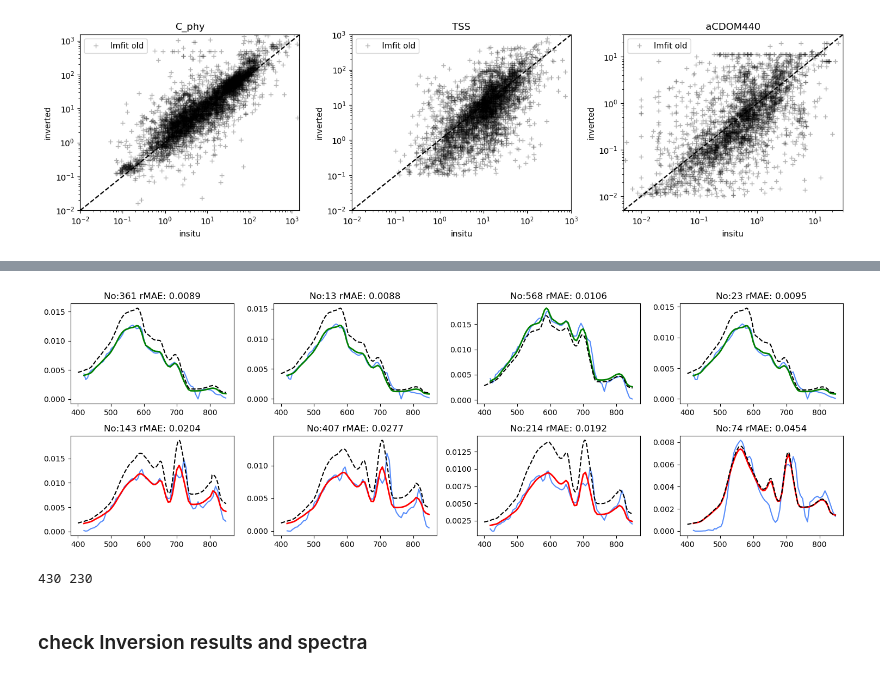
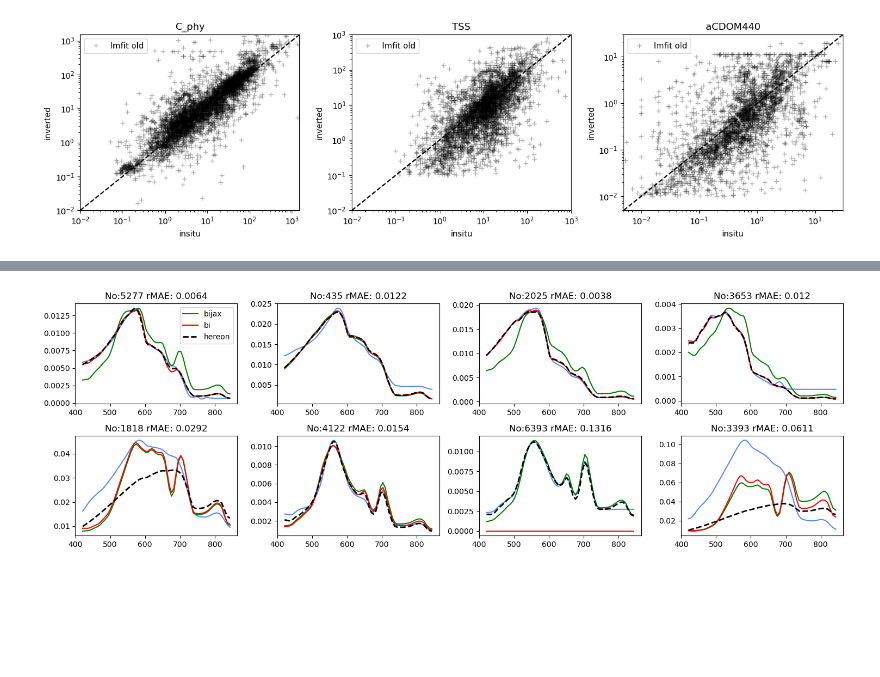
Before and after one commit to CMLandOcean/bio_optics, a Jupyter notebook: notebooks/15c_EnMAP_to_CHIME_OWT_ValidationGloria.ipynb, the cells around one changed output, grey strips where cells are left out. Drawn from its saved outputs; the diff is of its cells as text; code cells hidden in the pictures; blank space fills up the shorter version.

```diff
--- a/notebooks/15c_EnMAP_to_CHIME_OWT_ValidationGloria.ipynb
+++ b/notebooks/15c_EnMAP_to_CHIME_OWT_ValidationGloria.ipynb
@@ -531,6 +533,7 @@ valid = np.where(np.sum(np.logical_not(np.isnan(sp_spectra)), axis=1)>0)[0]
 outdf = pd.DataFrame(sp_spectra[valid,:], columns=[str(a) for a in wavelengths])
 outdf['OWT'] = owt_result_str[0,:]
 
-outpath = "D:\Documents\projects\EnsAD\EnMAP\dask_oe_processor_2026\\"
+outpath = "Z:\projects\ongoing\AQUATIME\sharepoint\WP3 Product Engineering\InversionPhytoplanktonGroups\\validation\insitu\\"
+# outpath = "D:\Documents\projects\EnsAD\EnMAP\dask_oe_processor_2026\\"
 outdf.to_csv(outpath + 'ValidationGLORIA_withOWTrefined.txt',  sep='\t', header=True, index=False)
 # %% [markdown]
@@ -734,7 +738,8 @@ outDF.to_csv(outpath + "invertedRrs_Bi_jax_NorthSea_OWTrefined_GLORIA_withOWTNaN
 ##
 ## GLORIA Validation: read full inversion old way. Max_iter = 1500! Still a lot faster than this bi_jax version!
 import pandas as pd
-inpath = "D:\Documents\projects\EnsAD\EnMAP\dask_oe_processor_2026\FullInversion\\"
+# inpath = "D:\Documents\projects\EnsAD\EnMAP\dask_oe_processor_2026\FullInversion\\"
+inpath = "Z:\projects\ongoing\AQUATIME\sharepoint\WP3 Product Engineering\InversionPhytoplanktonGroups\\validation\FullInversion_bio-optics-hereon\\"
 fnames = os.listdir(inpath)
 ## b: with fluorescence, c: no fluorescence, d: no variation in b_ratio_bd, S_cdom
 # inverted_IOP_bio_optics_HEREONfull_ValidationGLORIA_withOWTrefined_allOWTs_GLORIAbounds_Inv0.1d.txt: includes inversion of all spetra with OWT NaN, which are perfectly fine according to QWIP!
@@ -753,8 +758,18 @@ inverted_Sim_bio_optics_HEREONfull_ValidationGLORIA_withOWTrefined_allOWTs_GLORI
 (7572, 72)
 # %%
 ## full inversion bi lmfit_engine (in python)
-iopTest = pd.read_csv("D:\Documents\projects\EnsAD\EnMAP\dask_oe_processor_2026\FullInversion\invertedIOPs_Bi_GLORIA_OWTrefined_GLORIA_withOWTNaNclass_OWT5b_b.txt", header=0)
+# inpath = "D:\Documents\projects\EnsAD\EnMAP\dask_oe_processor_2026\FullInversion\\"
+inpath = "Z:\projects\ongoing\AQUATIME\sharepoint\WP3 Product Engineering\InversionPhytoplanktonGroups\\validation\FullInversion_bio-optics-dev-bi\\"
+iopTest = pd.read_csv(inpath + "invertedIOPs_Bi_GLORIA_OWTrefined_GLORIA_withOWTNaNclass_OWT5b_b.txt", header=0)
 # iopTest.rename(columns={'C_ism': 'C_Y_new', 'C_Y': 'C_ism', 'C_Y_new': 'C_Y'}, inplace=True)
+iopTest2 = pd.read_csv(inpath + "invertedIOPs_Bi_GLORIA_OWTrefined_GLORIA_withOWTNaNclass_OWTNaN_b.txt", header=0) # had to be inverted in two parts, error for OWT 6
+owtList = ['7', 'NaN']
+for owt in owtList:
+    ID = outDF.OWTstr == owt
+    for col in iopTest.columns.values:
+        y = np.array(iopTest[col].values)
+        y[ID] = iopTest2[col].values[ID]
+        iopTest[col] = y
 
 ## run forward
 ## --- setup bi forward ---
@@ -948,4 +945,6 @@ def setup_spectral_error_df(Xtrain, X_projected):
 
     return SpectralErrorDF
 # %%
-errorDF = setup_spectral_error_df(sp_spectra[valid,:],invRrs.values)
+errorDF_bijax = setup_spectral_error_df(sp_spectra[valid,:],Rrs_sim_jax_Arr)
+errorDF_bi = setup_spectral_error_df(sp_spectra[valid,:],Rrs_sim_Arr)
+errorDF_hereon = setup_spectral_error_df(sp_spectra[valid,:], invRrs.values)
@@ -961,27 +961,27 @@ plt.show()
 # %%
-IDgood = errorDF.rMAE.values < 0.015
-IDbad = errorDF.rMAE.values > 0.015
+IDgood = errorDF_bi.rMAE.values < 0.015
+IDbad = errorDF_bi.rMAE.values > 0.015
 N = 4
 ind_good = np.random.choice(np.where(IDgood)[0], size=N, replace=False)
 ind_bad = np.random.choice(np.where(IDbad)[0], size=N, replace=False)
 
 fig, ax = plt.subplots(nrows=2, ncols=N, figsize=(15, 5))
 for ix in range(N):
     ax[0, ix].plot(wavelengths, sp_spectra[valid,:][ind_good[ix],:], '-')
-    ax[0, ix].plot(invWL, invRrs.iloc[ind_good[ix],:], 'g-', lw=2, label='fit classic')
-    ax[0, ix].plot(wl1nm, Rrs_sim_jax_Arr[ind_good[ix],:], 'k--')
-    ax[0, ix].set_title('No:' + str(ind_good[ix]) + ' rMAE: '+ str(np.round(errorDF.rMAE.values[ind_good[ix]],4)))
+    ax[0, ix].plot(wavelengths, Rrs_sim_jax_Arr[ind_good[ix],:], 'g-', label='bijax')
+    ax[0, ix].plot(wavelengths, Rrs_sim_Arr[ind_good[ix],:], 'r-', label='bi')
+    ax[0, ix].plot(invWL, invRrs.iloc[ind_good[ix],:], 'k--', lw=2, label='hereon')
+    ax[0, ix].set_title('No:' + str(ind_good[ix]) + ' rMAE: '+ str(np.round(errorDF_bi.rMAE.values[ind_good[ix]],4)))
+
     ax[1, ix].plot(wavelengths, sp_spectra[valid,:][ind_bad[ix],:], '-')
-    ax[1, ix].plot(invWL, invRrs.iloc[ind_bad[ix],:], 'r-', lw=2, label='fit classic')
-    ax[1, ix].plot(wl1nm, Rrs_sim_jax_Arr[ind_bad[ix],:], 'k--')
-    ax[1, ix].set_title('No:' + str(ind_bad[ix]) + ' rMAE: '+ str(np.round(errorDF.rMAE.values[ind_bad[ix]],4)))
+    ax[1, ix].plot(wavelengths, Rrs_sim_jax_Arr[ind_bad[ix],:], 'g-', label='bijax')
+    ax[1, ix].plot(wavelengths, Rrs_sim_Arr[ind_bad[ix],:], 'r-', label='bi')
+    ax[1, ix].plot(invWL, invRrs.iloc[ind_bad[ix],:], 'k--', lw=2, label='hereon')
+
+    ax[1, ix].set_title('No:' + str(ind_bad[ix]) + ' rMAE: '+ str(np.round(errorDF_bi.rMAE.values[ind_bad[ix]],4)))
+    if ix == 0:
+        ax[0, ix].legend()
 fig.tight_layout()
 plt.show()
 # %% [output]
-[figure, old version]
+[figure, new version]
-# %%
-print(np.sum(IDgood), np.sum(IDbad))
-# %% [output]
-430 230
-# %% [markdown]
-### check Inversion results and spectra
```
Also changed, not shown: parts of 17 cells of this notebook.
